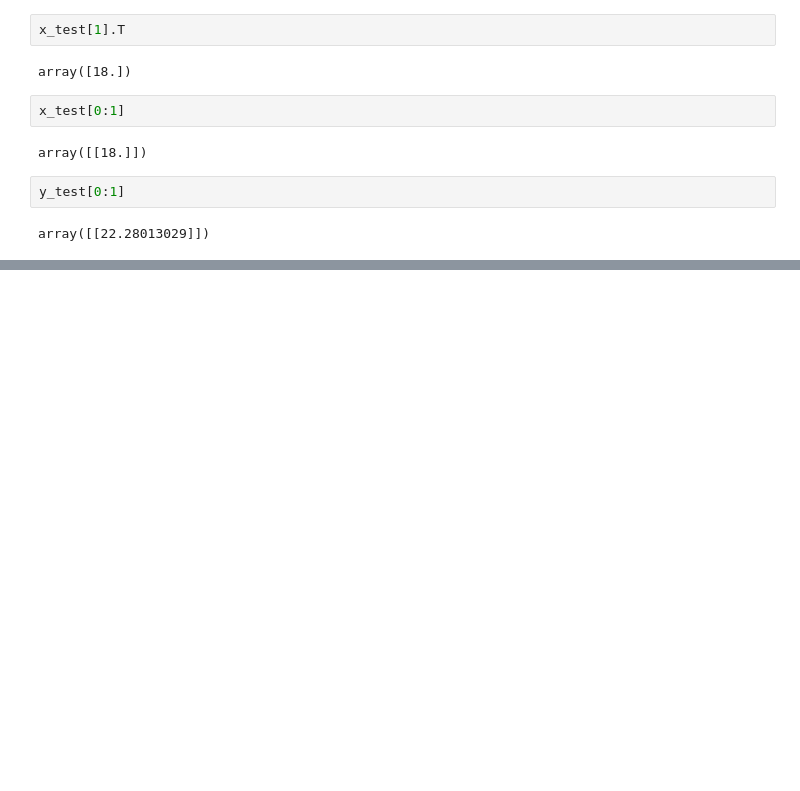
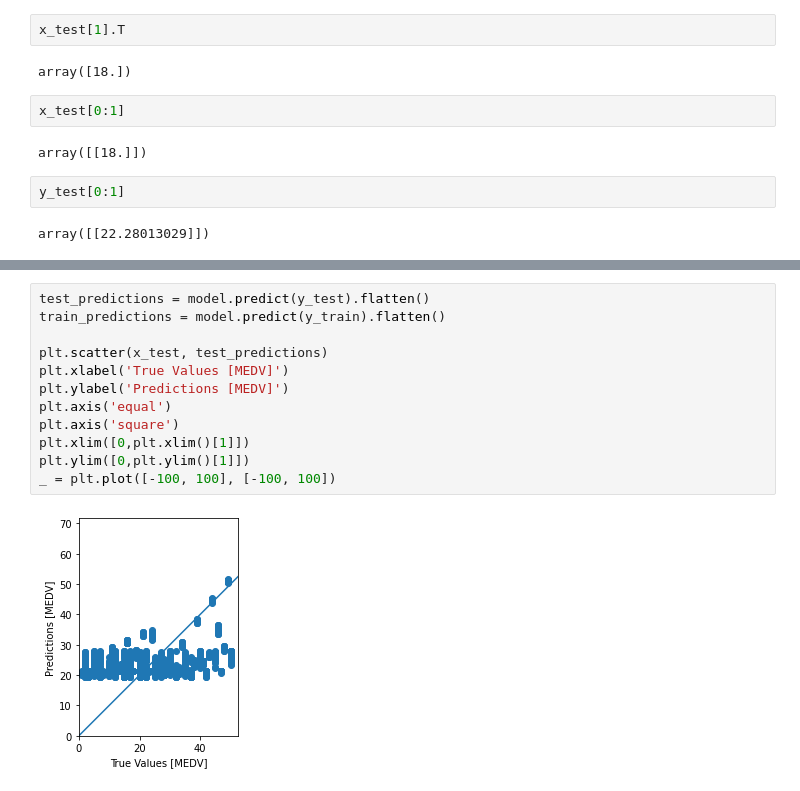
Before and after one commit to Parth7/ML-for-finance, a Jupyter notebook: NN_VAR_data_3.ipynb, the cells around one changed output, grey strips where cells are left out. Cells and saved outputs as stored; diff of their text form; blank space fills up the shorter version.

```diff
--- a/NN_VAR_data_3.ipynb
+++ b/NN_VAR_data_3.ipynb
@@ -206,0 +294,14 @@ Actual [[24.]]
+# %%
+test_predictions = model.predict(y_test).flatten()
+train_predictions = model.predict(y_train).flatten()
+
+plt.scatter(x_test, test_predictions)
+plt.xlabel('True Values [MEDV]')
+plt.ylabel('Predictions [MEDV]')
+plt.axis('equal')
+plt.axis('square')
+plt.xlim([0,plt.xlim()[1]])
+plt.ylim([0,plt.ylim()[1]])
+_ = plt.plot([-100, 100], [-100, 100])
+# %% [output]
+[figure, added]
```
Also changed, not shown: parts of 17 cells of this notebook.
